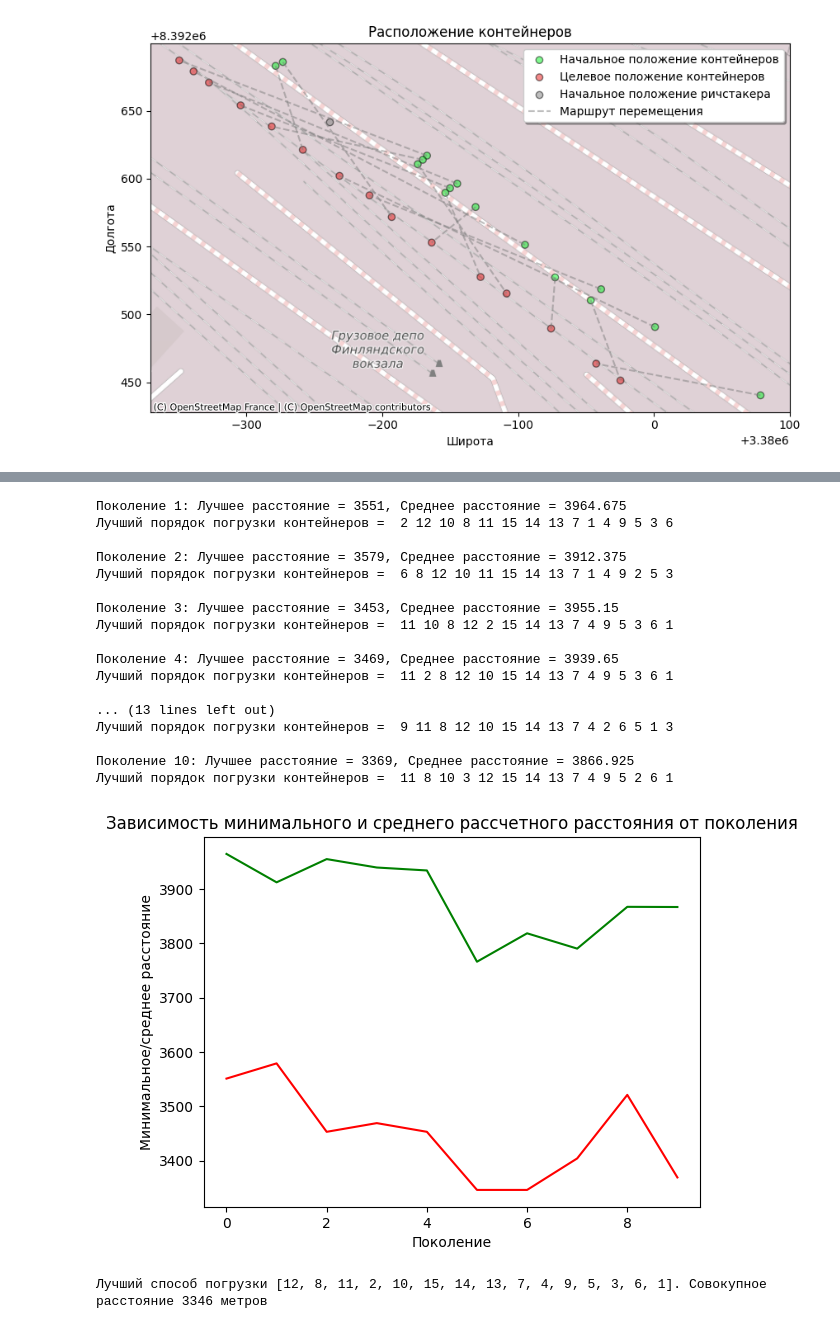
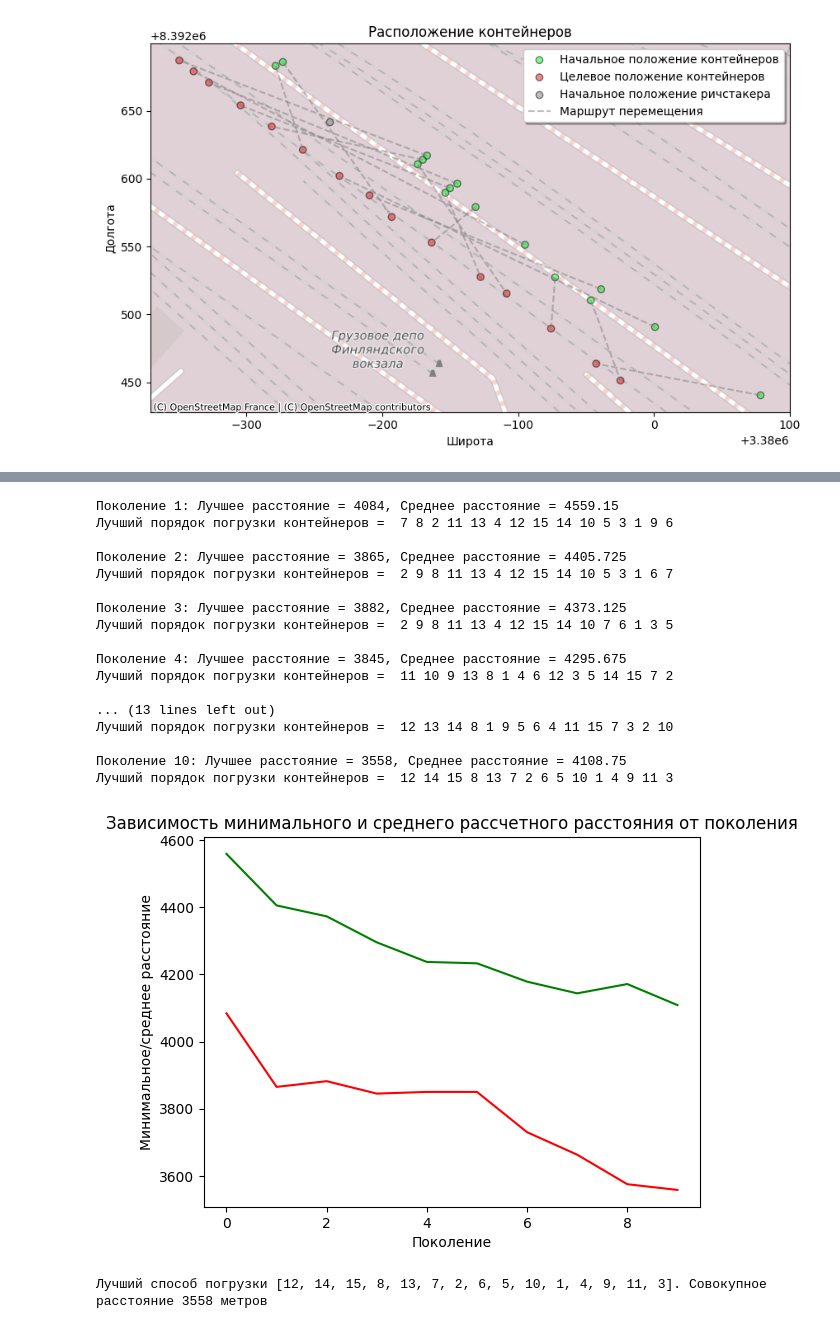
Before and after one commit to IvanOsyanin/geo_optimization, a Jupyter notebook: optimization.ipynb, the cells around one changed output, grey strips where cells are left out. Cells and saved outputs as stored; diff of their text form; code cells hidden in the pictures.

```diff
--- a/optimization.ipynb
+++ b/optimization.ipynb
@@ -162,6 +156,3 @@ fitnessValues = [oneMaxFitness(individual) for individual in population]
-# %%
-for individual, fitnessValue in zip(population, fitnessValues):
-    individual.fitness.value = fitnessValue
 # %%
 def clone(value):
     """Функция клонирования индивидуальной хромосомы."""
@@ -222,6 +213,12 @@ def mutShuffleIndexes(individual, indpb):
 
     return individual
 # %%
+population = populationCreator(n=POPULATION_SIZE)
+fitnessValues = list(map(oneMaxFitness, population))
+
+for individual, fitnessValue in zip(population, fitnessValues):
+    individual.fitness.values = fitnessValue
+
 generationCounter = 0
 maxFitnessValues = []
 meanFitnessValues = []
@@ -264,43 +261,43 @@ while generationCounter < MAX_GENERATIONS:
     meanFitness = sum(fitnessValues) / len(population)
 
     maxFitnessValues.append(maxFitness)
     meanFitnessValues.append(meanFitness)
 
     print(f"Поколение {generationCounter}: Лучшее расстояние = {maxFitness}, Среднее расстояние = {meanFitness}")
     best_index = fitnessValues.index(min(fitnessValues))
     print("Лучший порядок погрузки контейнеров = ", *population[best_index], "\n")
 
     hall_of_fame[min(fitnessValues)] = population[best_index]
 
 
 plt.plot(maxFitnessValues, color='red')
 plt.plot(meanFitnessValues, color='green')
 plt.xlabel('Поколение')
 plt.ylabel('Минимальное/среднее расстояние')
 plt.title('Зависимость минимального и среднего рассчетного расстояния от поколения')
 plt.show()
 
 best_distance = min(hall_of_fame.keys())
 best_individual = hall_of_fame[best_distance]
 
 print(f'Лучший способ погрузки {best_individual}. Совокупное расстояние {best_distance} метров')
 # %% [output]
-Поколение 1: Лучшее расстояние = 3551, Среднее расстояние = 3964.675
-Лучший порядок погрузки контейнеров =  2 12 10 8 11 15 14 13 7 1 4 9 5 3 6
+Поколение 1: Лучшее расстояние = 4084, Среднее расстояние = 4559.15
+Лучший порядок погрузки контейнеров =  7 8 2 11 13 4 12 15 14 10 5 3 1 9 6
 
-Поколение 2: Лучшее расстояние = 3579, Среднее расстояние = 3912.375
-Лучший порядок погрузки контейнеров =  6 8 12 10 11 15 14 13 7 1 4 9 2 5 3
+Поколение 2: Лучшее расстояние = 3865, Среднее расстояние = 4405.725
+Лучший порядок погрузки контейнеров =  2 9 8 11 13 4 12 15 14 10 5 3 1 6 7
 
-Поколение 3: Лучшее расстояние = 3453, Среднее расстояние = 3955.15
-Лучший порядок погрузки контейнеров =  11 10 8 12 2 15 14 13 7 4 9 5 3 6 1
+Поколение 3: Лучшее расстояние = 3882, Среднее расстояние = 4373.125
+Лучший порядок погрузки контейнеров =  2 9 8 11 13 4 12 15 14 10 7 6 1 3 5
 
-Поколение 4: Лучшее расстояние = 3469, Среднее расстояние = 3939.65
-Лучший порядок погрузки контейнеров =  11 2 8 12 10 15 14 13 7 4 9 5 3 6 1
+Поколение 4: Лучшее расстояние = 3845, Среднее расстояние = 4295.675
+Лучший порядок погрузки контейнеров =  11 10 9 13 8 1 4 6 12 3 5 14 15 7 2
 
 ... (13 lines left out)
-Лучший порядок погрузки контейнеров =  9 11 8 12 10 15 14 13 7 4 2 6 5 1 3
+Лучший порядок погрузки контейнеров =  12 13 14 8 1 9 5 6 4 11 15 7 3 2 10
 
-Поколение 10: Лучшее расстояние = 3369, Среднее расстояние = 3866.925
-Лучший порядок погрузки контейнеров =  11 8 10 3 12 15 14 13 7 4 9 5 2 6 1
+Поколение 10: Лучшее расстояние = 3558, Среднее расстояние = 4108.75
+Лучший порядок погрузки контейнеров =  12 14 15 8 13 7 2 6 5 10 1 4 9 11 3
-[figure, old version]
+[figure, new version]
-Лучший способ погрузки [12, 8, 11, 2, 10, 15, 14, 13, 7, 4, 9, 5, 3, 6, 1]. Совокупное расстояние 3346 метров
+Лучший способ погрузки [12, 14, 15, 8, 13, 7, 2, 6, 5, 10, 1, 4, 9, 11, 3]. Совокупное расстояние 3558 метров
```
Also changed, not shown: parts of 2 cells of this notebook.
